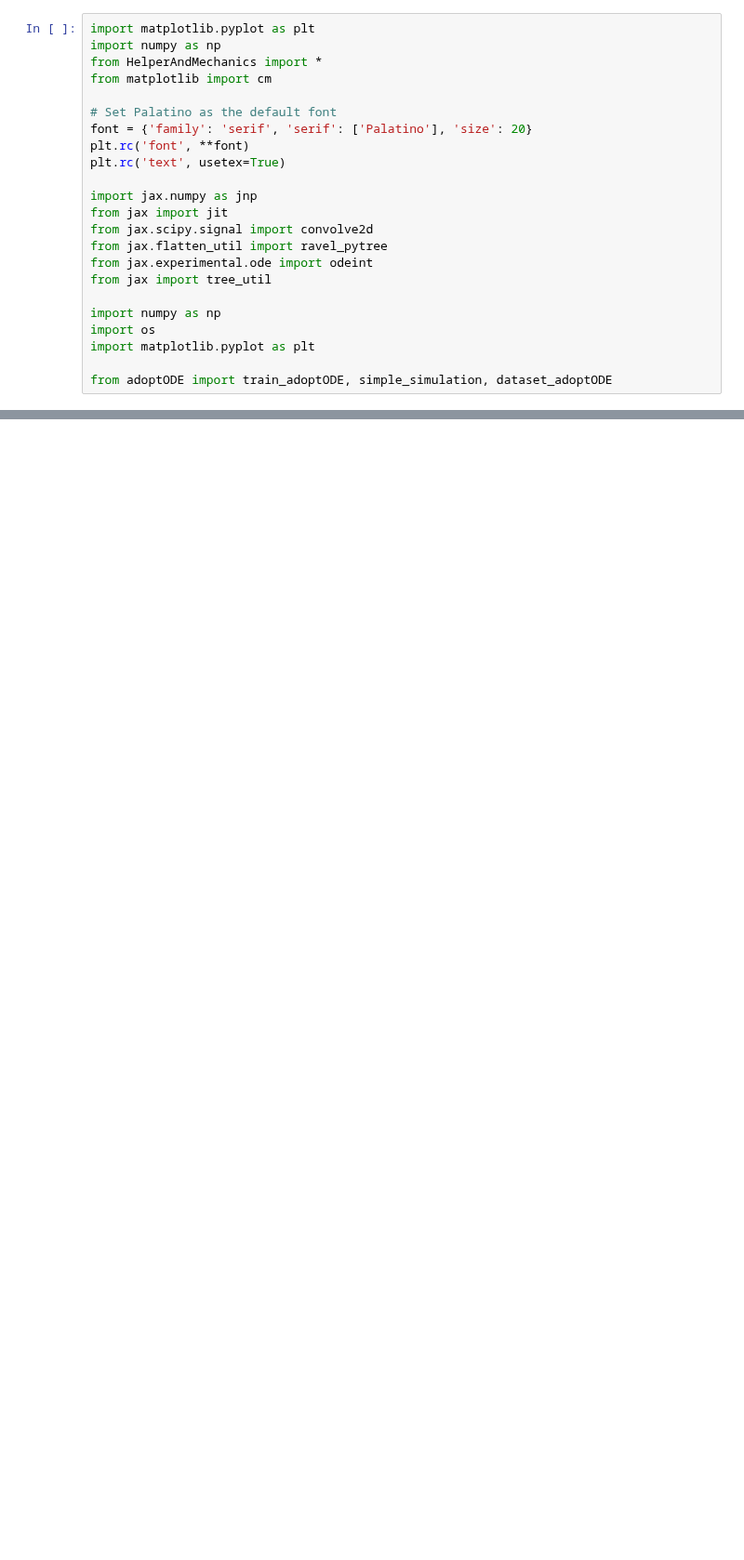
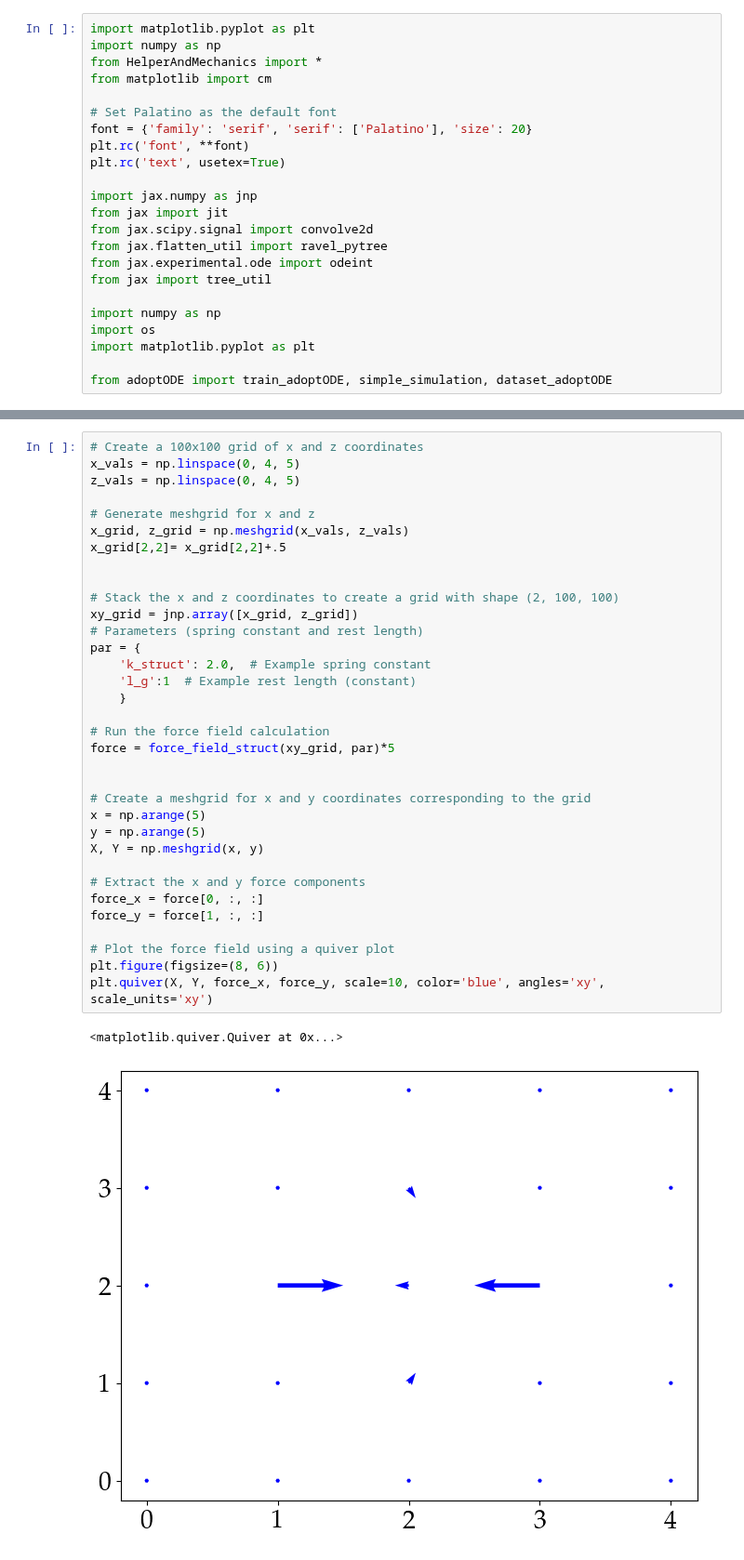
Before and after one commit to LukasBremer/SMM_AdODE_2D, a Jupyter notebook: adode_cluster/SpringMassModel/APModel.ipynb, the cells around one changed output, grey strips where cells are left out. Shown at 93% size. Drawn from its saved outputs; the diff is of its cells as text; blank space fills up the shorter version.

```diff
--- a/adode_cluster/SpringMassModel/APModel.ipynb
+++ b/adode_cluster/SpringMassModel/APModel.ipynb
@@ -23,0 +112,37 @@ from adoptODE import train_adoptODE, simple_simulation, dataset_adoptODE
+# %%
+# Create a 100x100 grid of x and z coordinates
+x_vals = np.linspace(0, 4, 5)
+z_vals = np.linspace(0, 4, 5)
+
+# Generate meshgrid for x and z
+x_grid, z_grid = np.meshgrid(x_vals, z_vals)
+x_grid[2,2]= x_grid[2,2]+.5
+
+
+# Stack the x and z coordinates to create a grid with shape (2, 100, 100)
+xy_grid = jnp.array([x_grid, z_grid])
+# Parameters (spring constant and rest length)
+par = {
+    'k_struct': 2.0,  # Example spring constant
+    'l_g':1  # Example rest length (constant)
+    }
+
+# Run the force field calculation
+force = force_field_struct(xy_grid, par)*5
+
+
+# Create a meshgrid for x and y coordinates corresponding to the grid
+x = np.arange(5)
+y = np.arange(5)
+X, Y = np.meshgrid(x, y)
+
+# Extract the x and y force components
+force_x = force[0, :, :]
+force_y = force[1, :, :]
+
+# Plot the force field using a quiver plot
+plt.figure(figsize=(8, 6))
+plt.quiver(X, Y, force_x, force_y, scale=10, color='blue', angles='xy', scale_units='xy')
+# %% [output]
+<matplotlib.quiver.Quiver at 0x...>
+[figure, added]
```
Also changed, not shown: parts of 13 cells of this notebook, 2 other files.
